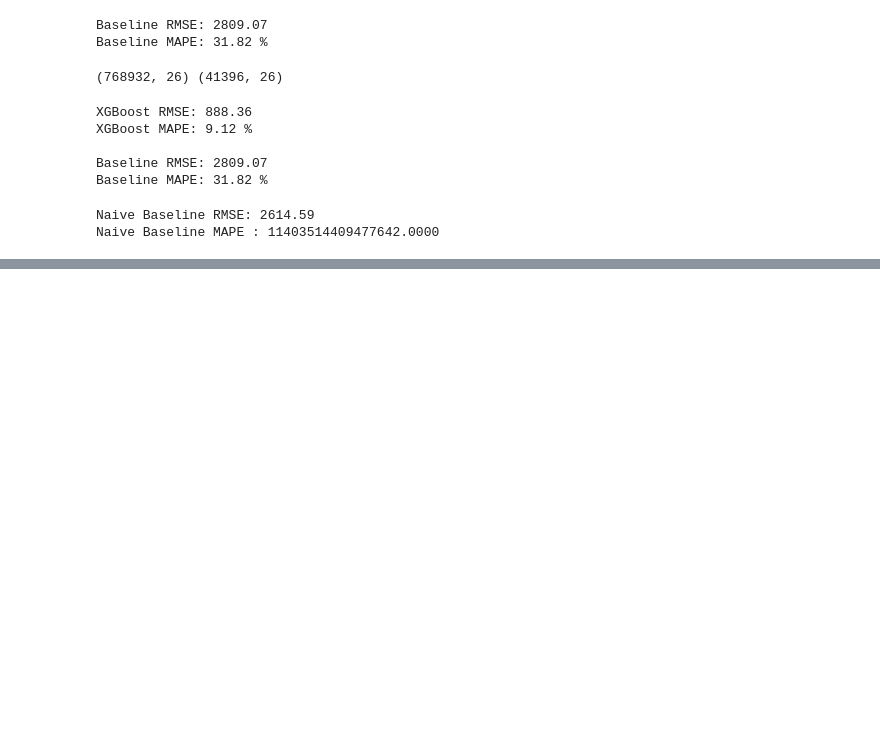
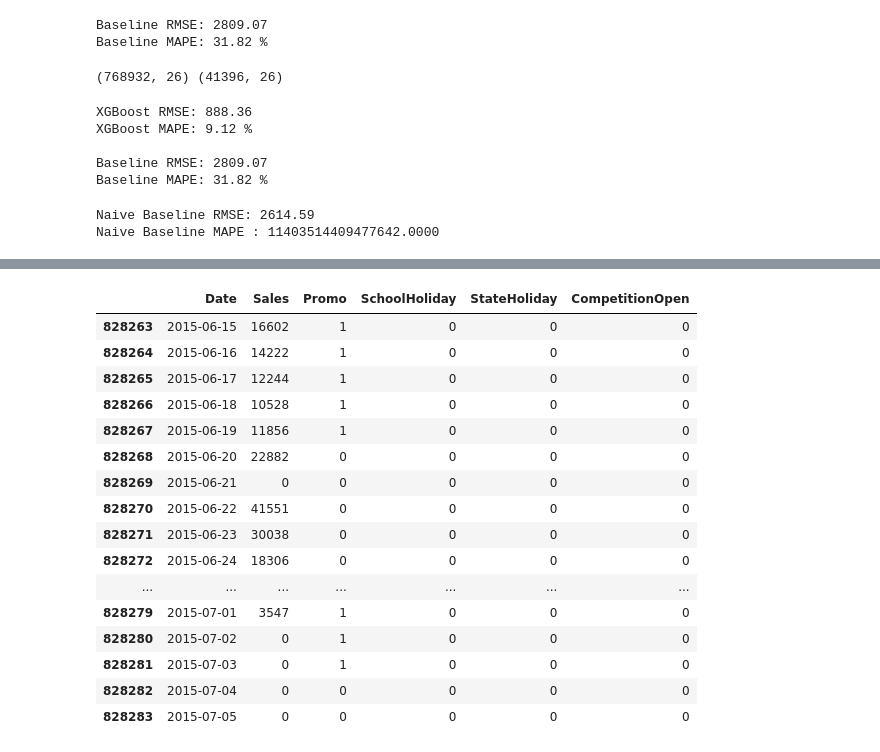
Before and after one commit to haruny117/talep-tahmini-projesi, a Jupyter notebook: notebook/01_eda.ipynb, the cells around one changed output, grey strips where cells are left out. Saved outputs shown, nothing was run; the diff lists cells and outputs as text; code cells hidden in the pictures; blank space fills up the shorter version.

```diff
--- a/notebook/01_eda.ipynb
+++ b/notebook/01_eda.ipynb
@@ -730,0 +681,7 @@ print(prophet.__version__)
+# %%
+test_eval = test_eval.copy()
+test_eval['XGB_Pred'] = preds
+test_eval['Forecast_Error'] = test_eval['Sales'] - test_eval['XGB_Pred']
+
+store_error_std = test_eval.groupby('Store')['Forecast_Error'].std()
+store_error_std.describe()
@@ -730,0 +713,3 @@ print(prophet.__version__)
+# %%
+top_store = store_error_std.sort_values(ascending=False).index[0]
+test_eval[test_eval['Store'] == top_store][['Date', 'Sales', 'XGB_Pred', 'Forecast_Error']]
@@ -730,0 +734,22 @@ print(prophet.__version__)
+# %%
+df[(df['Store'] == top_store) & (df['Date'] >= '2015-06-15') & (df['Date'] <= '2015-07-05')][
+    ['Date', 'Sales', 'Promo', 'SchoolHoliday', 'StateHoliday', 'CompetitionOpen']
+]
+# %% [output]
+|  | Date | Sales | Promo | SchoolHoliday | StateHoliday | CompetitionOpen |
+| 828263 | 2015-06-15 | 16602 | 1 | 0 | 0 | 0 |
+| 828264 | 2015-06-16 | 14222 | 1 | 0 | 0 | 0 |
+| 828265 | 2015-06-17 | 12244 | 1 | 0 | 0 | 0 |
+| 828266 | 2015-06-18 | 10528 | 1 | 0 | 0 | 0 |
+| 828267 | 2015-06-19 | 11856 | 1 | 0 | 0 | 0 |
+| 828268 | 2015-06-20 | 22882 | 0 | 0 | 0 | 0 |
+| 828269 | 2015-06-21 | 0 | 0 | 0 | 0 | 0 |
+| 828270 | 2015-06-22 | 41551 | 0 | 0 | 0 | 0 |
+| 828271 | 2015-06-23 | 30038 | 0 | 0 | 0 | 0 |
+| 828272 | 2015-06-24 | 18306 | 0 | 0 | 0 | 0 |
+| ... | ... | ... | ... | ... | ... | ... |
+| 828279 | 2015-07-01 | 3547 | 1 | 0 | 0 | 0 |
+| 828280 | 2015-07-02 | 0 | 1 | 0 | 0 | 0 |
+| 828281 | 2015-07-03 | 0 | 1 | 0 | 0 | 0 |
+| 828282 | 2015-07-04 | 0 | 0 | 0 | 0 | 0 |
+| 828283 | 2015-07-05 | 0 | 0 | 0 | 0 | 0 |
```
Also changed, not shown: parts of 29 cells of this notebook.
